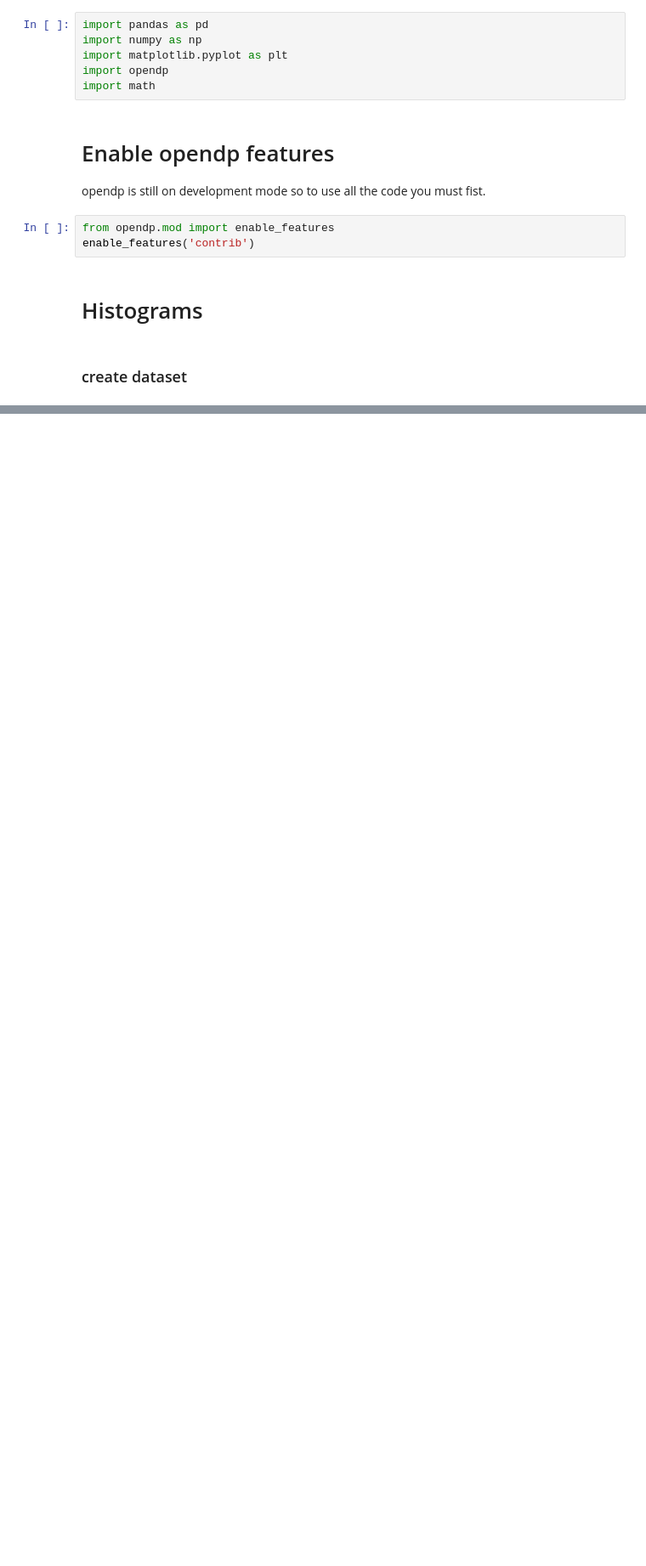
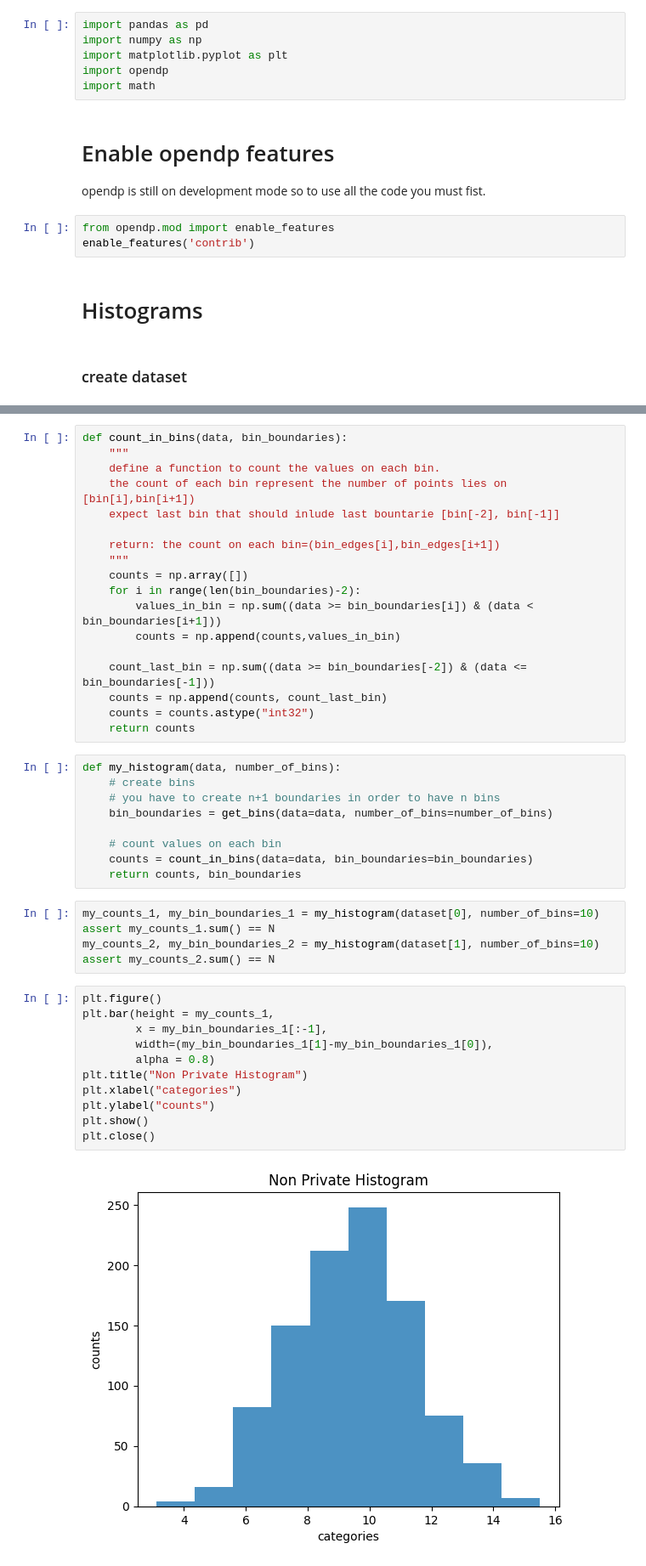
Before and after one commit to olethrosdc/ml-society-science, a Jupyter notebook: src/privacy/openpd/3. Differential Privacy Histogram.ipynb, the cells around one changed output, grey strips where cells are left out. Shown at 85% size. Drawn from its saved outputs; the diff is of its cells as text; blank space fills up the shorter version.

```diff
--- a/src/privacy/openpd/3. Differential Privacy Histogram.ipynb
+++ b/src/privacy/openpd/3. Differential Privacy Histogram.ipynb
@@ -360,0 +68,45 @@ Text(0, 0.5, 'log absolute error')
+# %%
+def count_in_bins(data, bin_boundaries):
+    """
+    define a function to count the values on each bin.
+    the count of each bin represent the number of points lies on [bin[i],bin[i+1])
+    expect last bin that should inlude last bountarie [bin[-2], bin[-1]]
+
+    return: the count on each bin=(bin_edges[i],bin_edges[i+1])
+    """
+    counts = np.array([])
+    for i in range(len(bin_boundaries)-2):
+        values_in_bin = np.sum((data >= bin_boundaries[i]) & (data < bin_boundaries[i+1]))
+        counts = np.append(counts,values_in_bin)
+
+    count_last_bin = np.sum((data >= bin_boundaries[-2]) & (data <= bin_boundaries[-1]))
+    counts = np.append(counts, count_last_bin)
+    counts = counts.astype("int32")
+    return counts
+# %%
+def my_histogram(data, number_of_bins):
+    # create bins
+    # you have to create n+1 boundaries in order to have n bins
+    bin_boundaries = get_bins(data=data, number_of_bins=number_of_bins)
+
+    # count values on each bin
+    counts = count_in_bins(data=data, bin_boundaries=bin_boundaries)
+    return counts, bin_boundaries
+# %%
+my_counts_1, my_bin_boundaries_1 = my_histogram(dataset[0], number_of_bins=10)
+assert my_counts_1.sum() == N
+my_counts_2, my_bin_boundaries_2 = my_histogram(dataset[1], number_of_bins=10)
+assert my_counts_2.sum() == N
+# %%
+plt.figure()
+plt.bar(height = my_counts_1,
+        x = my_bin_boundaries_1[:-1],
+        width=(my_bin_boundaries_1[1]-my_bin_boundaries_1[0]),
+        alpha = 0.8)
+plt.title("Non Private Histogram")
+plt.xlabel("categories")
+plt.ylabel("counts")
+plt.show()
+plt.close()
+# %% [output]
+[figure, added]
```
Also changed, not shown: parts of 76 cells of this notebook, 4 other files.
